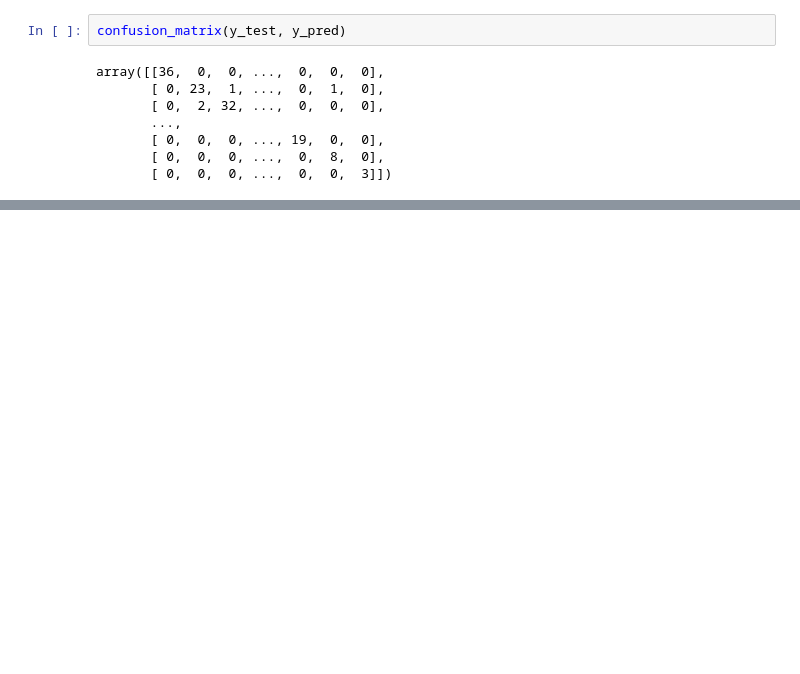
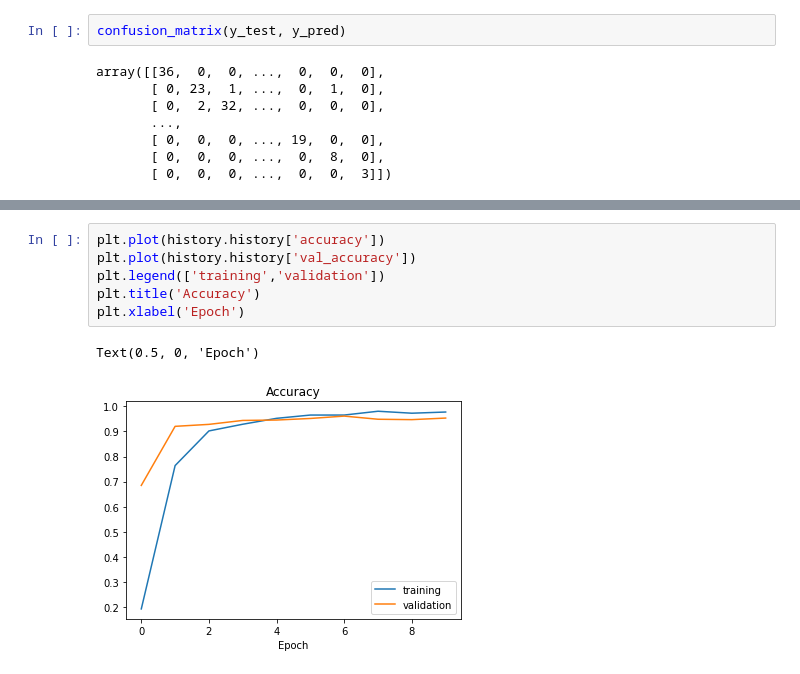
Before and after one commit to directedbyshawn/Hands-Free, a Jupyter notebook: traffic-sign-recognition.ipynb, the cells around one changed output, grey strips where cells are left out. Drawn from its saved outputs; the diff is of its cells as text; blank space fills up the shorter version.

```diff
--- a/traffic-sign-recognition.ipynb
+++ b/traffic-sign-recognition.ipynb
@@ -205,0 +232,9 @@ array([[36,  0,  0, ...,  0,  0,  0],
+# %%
+plt.plot(history.history['accuracy'])
+plt.plot(history.history['val_accuracy'])
+plt.legend(['training','validation'])
+plt.title('Accuracy')
+plt.xlabel('Epoch')
+# %% [output]
+Text(0.5, 0, 'Epoch')
+[figure, added]
```
Also changed, not shown: parts of 7 cells of this notebook, 1 other file.
